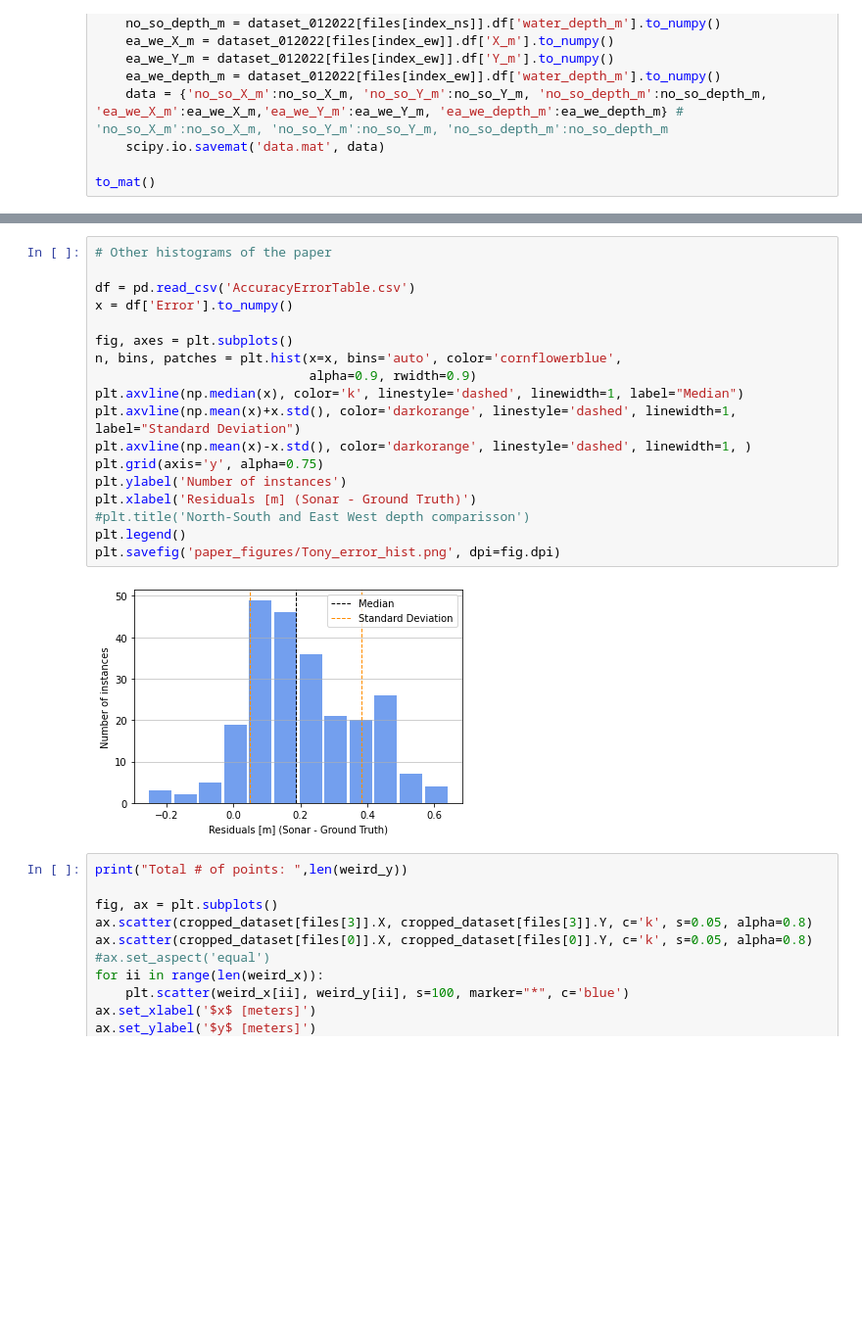
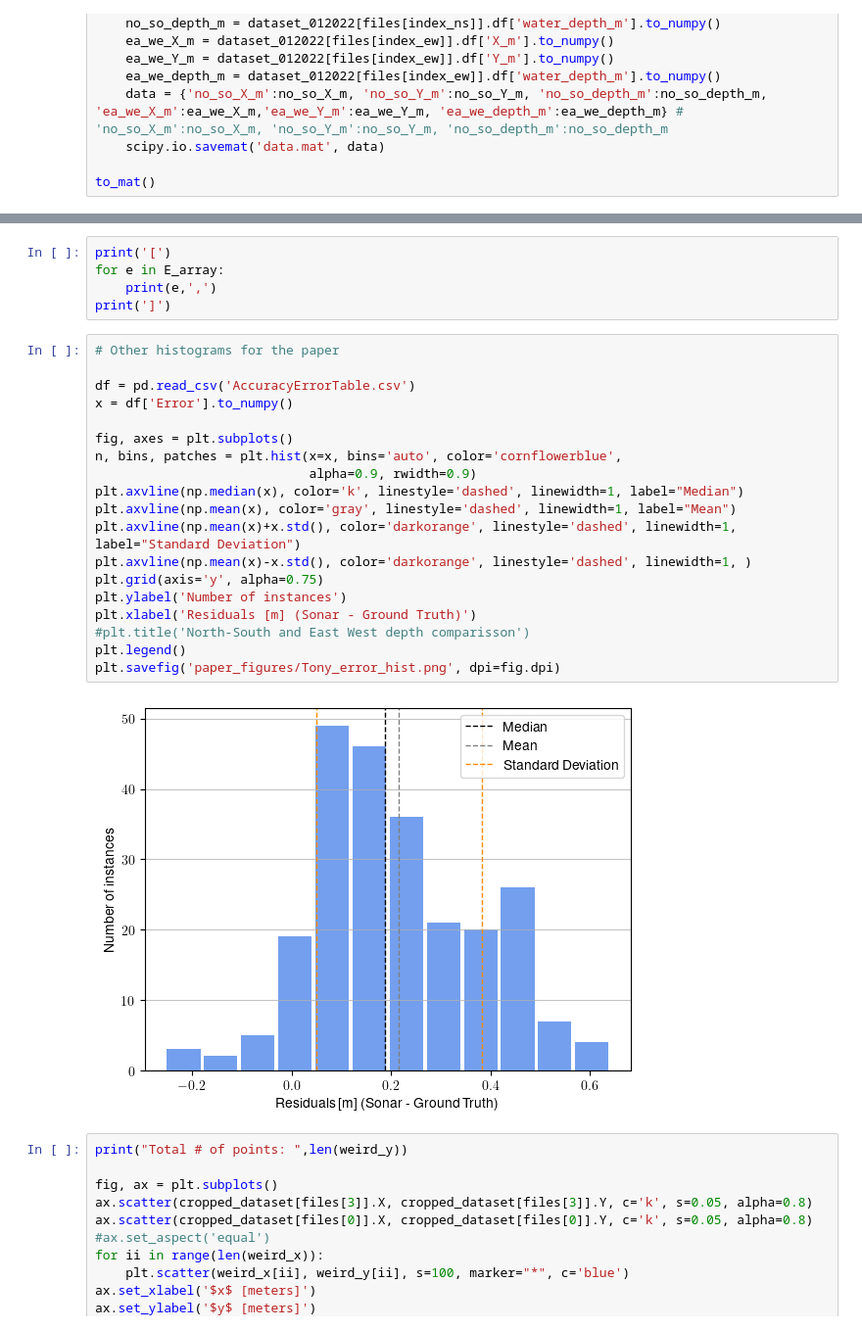
Before and after one commit to andrespulido8/sonar_sparse_point_cloud, a Jupyter notebook: read_echogram.ipynb, the cells around one changed output, grey strips where cells are left out. Shown at 98% size. Saved outputs shown, nothing was run; the diff lists cells and outputs as text; blank space fills up the shorter version.

```diff
--- a/read_echogram.ipynb
+++ b/read_echogram.ipynb
@@ -659,23 +552,29 @@ Standard Deviation:  19.984296363493897
+# %%
+print('[')
+for e in E_array:
+    print(e,',')
+print(']')
 # %%
-# Other histograms of the paper
+# Other histograms for the paper
 
 df = pd.read_csv('AccuracyErrorTable.csv')
 x = df['Error'].to_numpy()
 
 fig, axes = plt.subplots()
 n, bins, patches = plt.hist(x=x, bins='auto', color='cornflowerblue',
                             alpha=0.9, rwidth=0.9)
 plt.axvline(np.median(x), color='k', linestyle='dashed', linewidth=1, label="Median")
+plt.axvline(np.mean(x), color='gray', linestyle='dashed', linewidth=1, label="Mean")
 plt.axvline(np.mean(x)+x.std(), color='darkorange', linestyle='dashed', linewidth=1, label="Standard Deviation")
 plt.axvline(np.mean(x)-x.std(), color='darkorange', linestyle='dashed', linewidth=1, )
 plt.grid(axis='y', alpha=0.75)
 plt.ylabel('Number of instances')
 plt.xlabel('Residuals [m] (Sonar - Ground Truth)')
 #plt.title('North-South and East West depth comparisson')
 plt.legend()
 plt.savefig('paper_figures/Tony_error_hist.png', dpi=fig.dpi)
 # %% [output]
-[figure, old version]
+[figure, new version]
 # %%
 print("Total # of points: ",len(weird_y))
 
```
Also changed, not shown: parts of 29 cells of this notebook, 14 other files.
